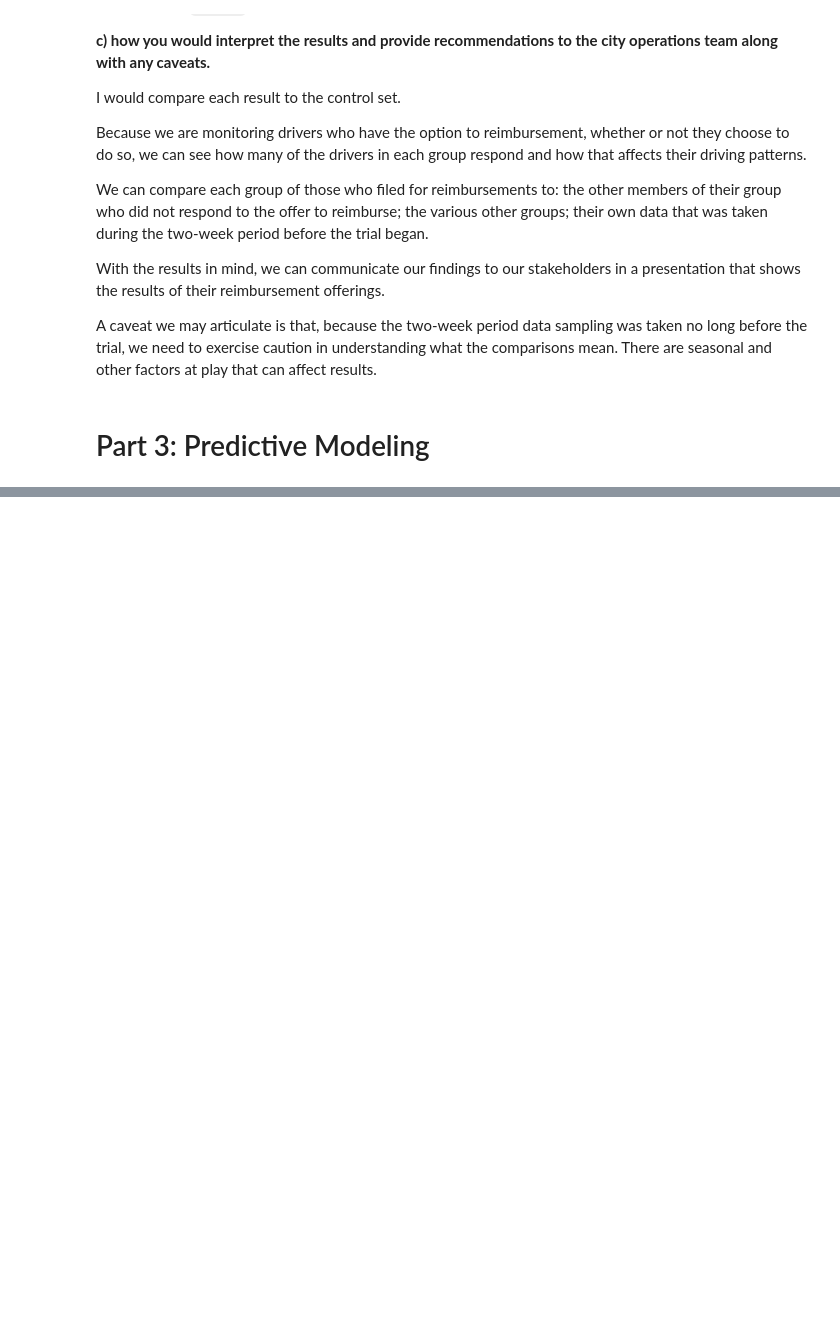
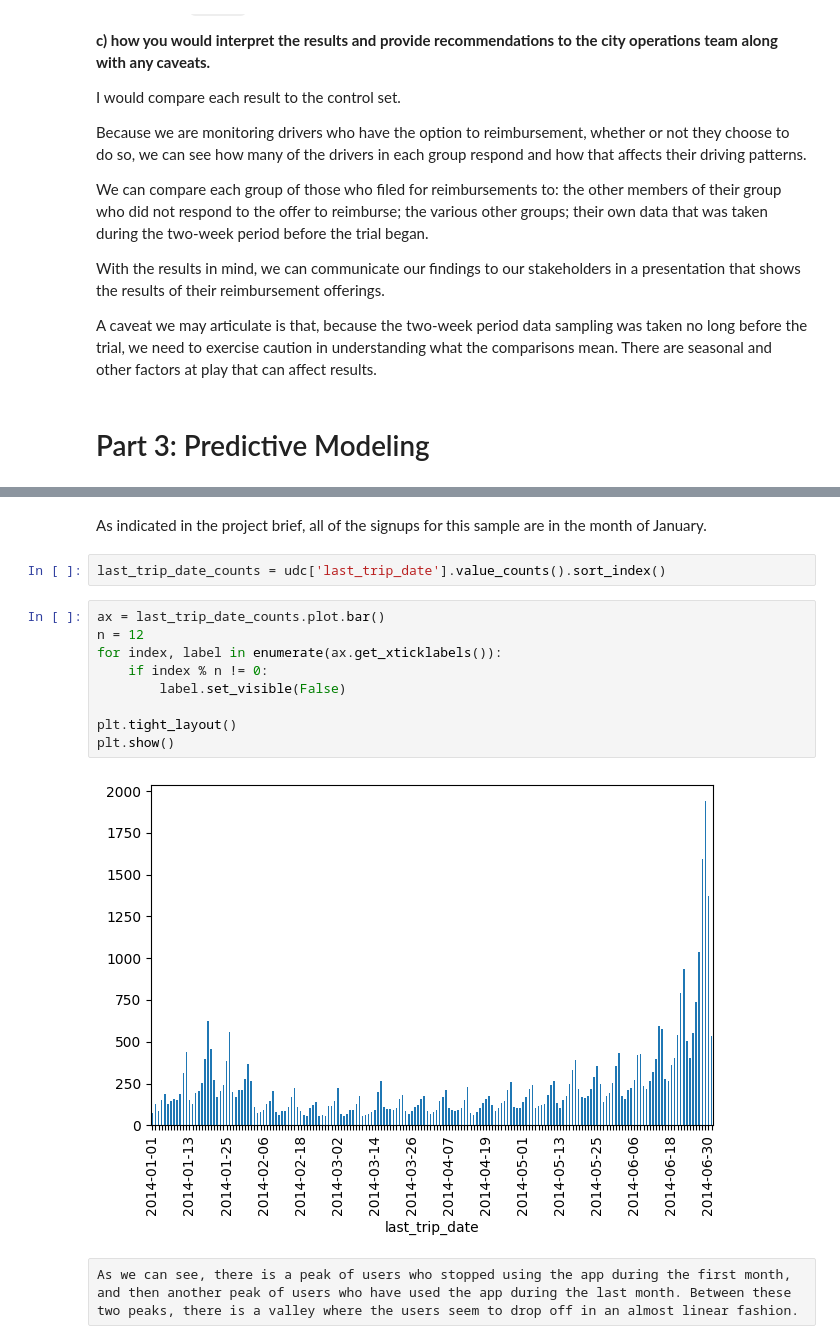
Before and after one commit to blue-santa/sprinboard-data-science-2026, a Jupyter notebook: 25-effective-interviewing/02-take-home-challenges/ultimate_challenge/Bryan_Beus_Ultimate_Take_Home_Challenge.ipynb, the cells around one changed output, grey strips where cells are left out. Saved outputs shown, nothing was run; the diff lists cells and outputs as text; blank space fills up the shorter version.

```diff
--- a/25-effective-interviewing/02-take-home-challenges/ultimate_challenge/Bryan_Beus_Ultimate_Take_Home_Challenge.ipynb
+++ b/25-effective-interviewing/02-take-home-challenges/ultimate_challenge/Bryan_Beus_Ultimate_Take_Home_Challenge.ipynb
@@ -199,0 +299,17 @@ A caveat we may articulate is that, because the two-week period data sampling wa
+# %% [markdown]
+As indicated in the project brief, all of the signups for this sample are in the month of January.
+# %%
+last_trip_date_counts = udc['last_trip_date'].value_counts().sort_index()
+# %%
+ax = last_trip_date_counts.plot.bar()
+n = 12
+for index, label in enumerate(ax.get_xticklabels()):
+    if index % n != 0:
+        label.set_visible(False)
+
+plt.tight_layout()
+plt.show()
+# %% [output]
+[figure, added]
+# %% [raw]
+As we can see, there is a peak of users who stopped using the app during the first month, and then another peak of users who have used the app during the last month. Between these two peaks, there is a valley where the users seem to drop off in an almost linear fashion.
```
Also changed, not shown: parts of 16 cells of this notebook.
